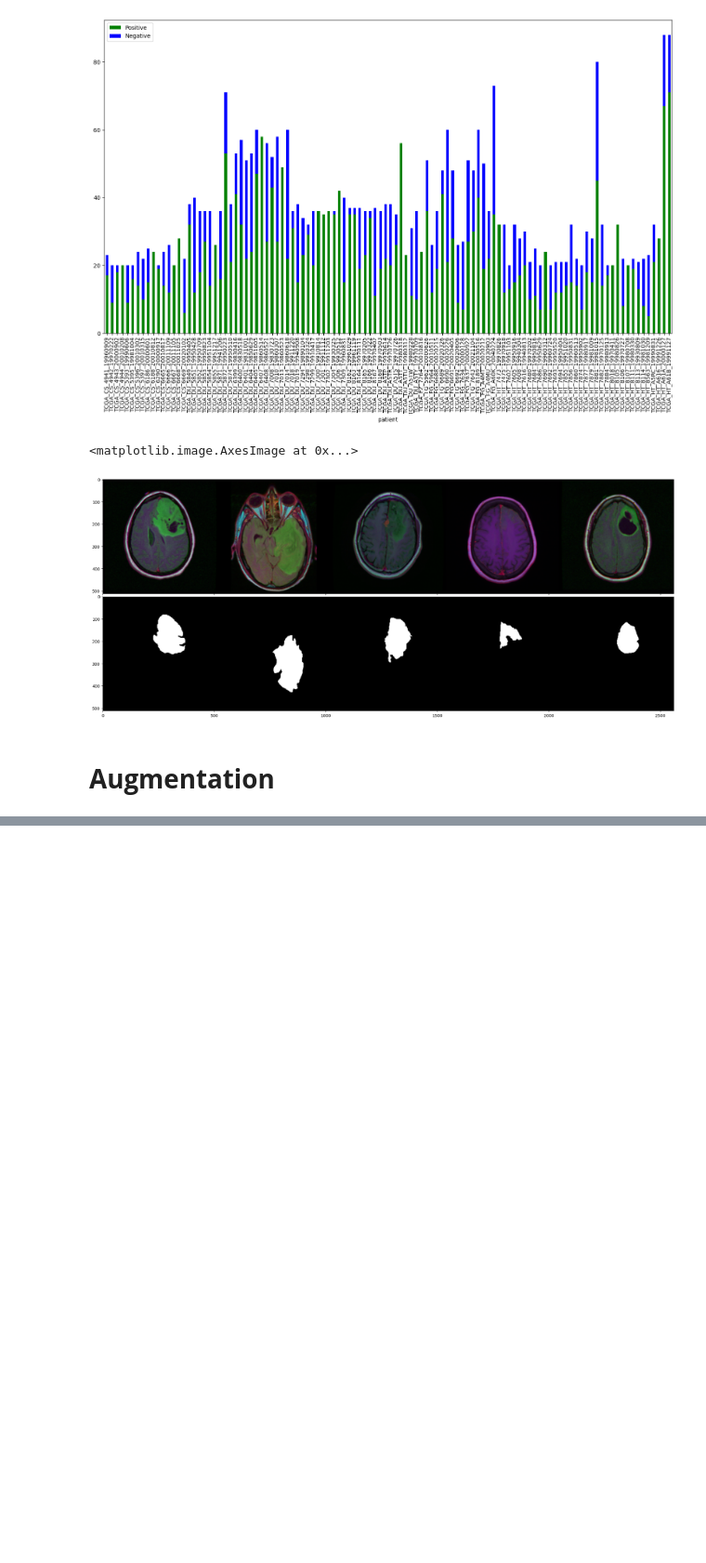
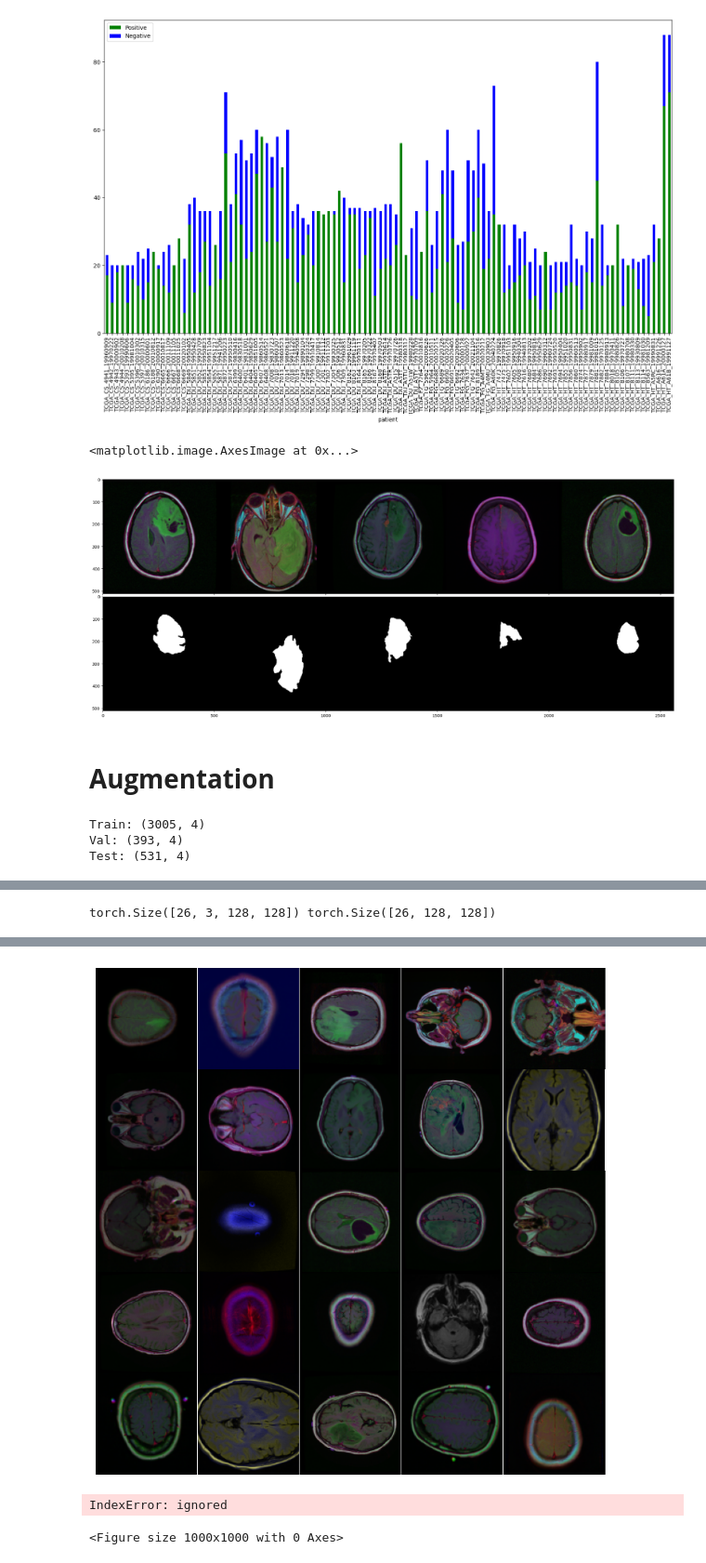
Before and after one commit to mnjkhtri/brain-tumor-detection-and-localization, a Jupyter notebook: main.ipynb, the cells around one changed output, grey strips where cells are left out. Shown at 93% size. Cells and saved outputs as stored; diff of their text form; code cells hidden in the pictures; blank space fills up the shorter version.

Commit message:
visualize augmentation

```diff
--- a/main.ipynb
+++ b/main.ipynb
@@ -125,0 +198,65 @@ grid[1].imshow(sample_masks_arr)
+# %%
+train_df, val_df = train_test_split(df, stratify=df.diagnosis, test_size=0.1)
+train_df = train_df.reset_index(drop=True)
+val_df = val_df.reset_index(drop=True)
+
+# Split train_df into train_df and test_df
+train_df, test_df = train_test_split(train_df, stratify=train_df.diagnosis, test_size=0.15)
+train_df = train_df.reset_index(drop=True)
+
+#train_df = train_df[:1000]
+print(f"Train: {train_df.shape} \nVal: {val_df.shape} \nTest: {test_df.shape}")
+# %% [output]
+Train: (3005, 4)
+Val: (393, 4)
+Test: (531, 4)
+# %%
+# train
+train_dataset = BrainMriDataset(df=train_df, transforms=transforms)
+train_dataloader = DataLoader(train_dataset, batch_size=26, num_workers=2, shuffle=True)
+
+# val
+val_dataset = BrainMriDataset(df=val_df, transforms=transforms)
+val_dataloader = DataLoader(val_dataset, batch_size=26, num_workers=2, shuffle=True)
+
+#test
+test_dataset = BrainMriDataset(df=test_df, transforms=transforms)
+test_dataloader = DataLoader(test_dataset, batch_size=26, num_workers=2, shuffle=True)
+# %%
+def show_aug(inputs, nrows=5, ncols=5, image=True):
+    plt.figure(figsize=(10, 10))
+    plt.subplots_adjust(wspace=0., hspace=0.)
+    i_ = 0
+
+    if len(inputs) > 25:
+        inputs = inputs[:25]
+
+    for idx in range(len(inputs)):
+
+        # normalization
+        if image is True:
+            img = inputs[idx].numpy().transpose(1,2,0)
+            mean = [0.485, 0.456, 0.406]
+            std = [0.229, 0.224, 0.225]
+            img = (img*std+mean).astype(np.float32)
+        else:
+            img = inputs[idx].numpy().astype(np.float32)
+            img = img[0,:,:]
+
+        #plot
+        #print(img.max(), len(np.unique(img)))
+        plt.subplot(nrows, ncols, i_+1)
+        plt.imshow(img);
+        plt.axis('off')
+
+        i_ += 1
+
+    return plt.show()
+
+
+images, masks = next(iter(train_dataloader))
+print(images.shape, masks.shape)
+
+show_aug(images)
+show_aug(masks, image=False)
+# %% [output]
@@ -125,0 +270 @@ grid[1].imshow(sample_masks_arr)
+torch.Size([26, 3, 128, 128]) torch.Size([26, 128, 128])
@@ -125,0 +288,3 @@ grid[1].imshow(sample_masks_arr)
+[figure, added]
+IndexError: ignored
+<Figure size 1000x1000 with 0 Axes>
```
Also changed, not shown: parts of 4 cells of this notebook.
